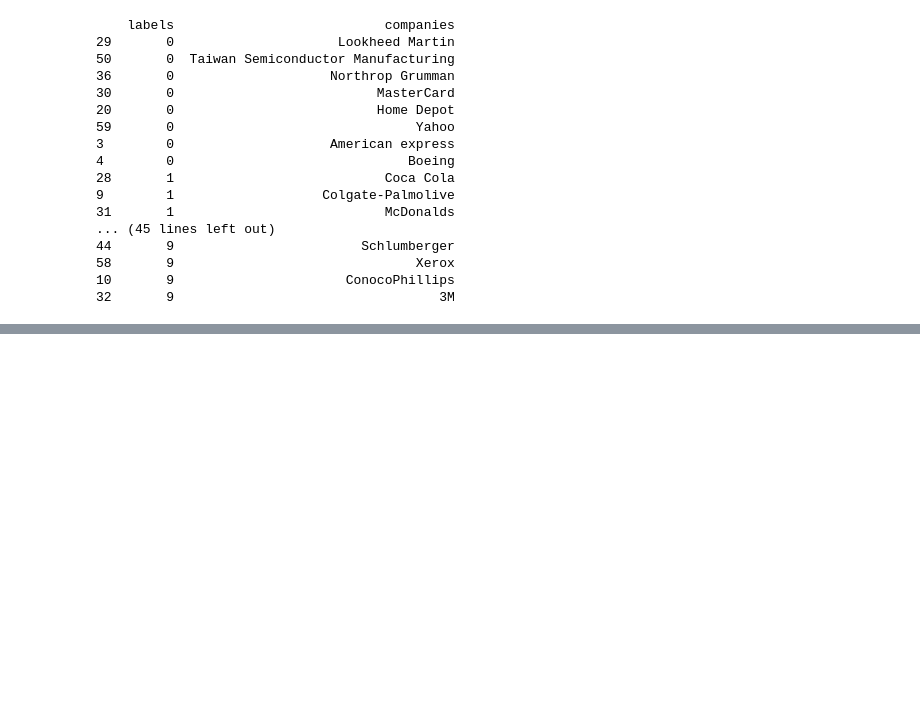
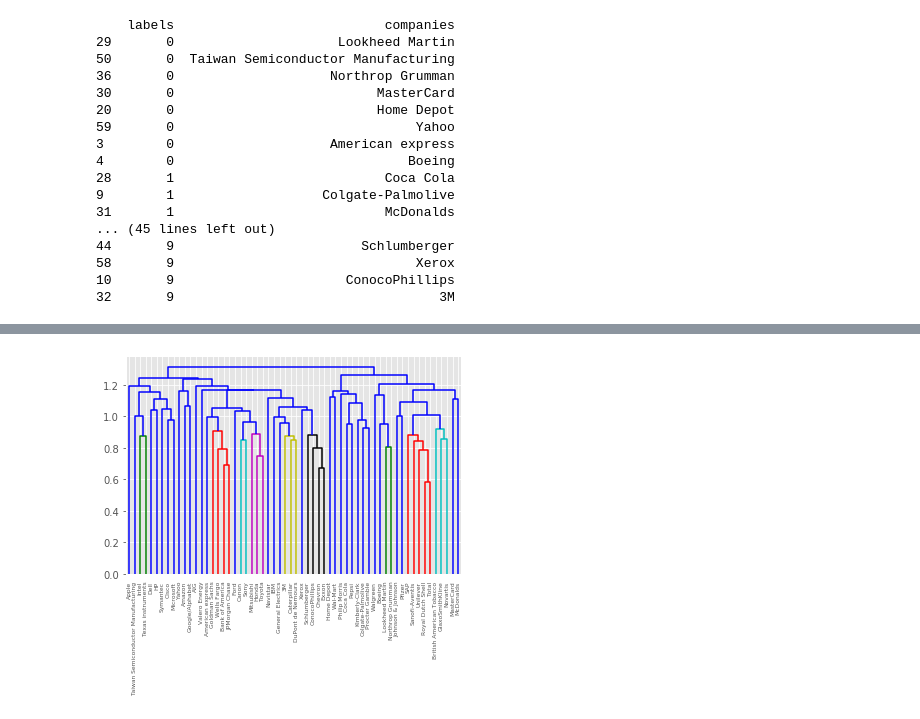
Before and after one commit to etherion-1337/Machine_Learning_basics, a Jupyter notebook: python_scikit_learn.ipynb, the cells around one changed output, grey strips where cells are left out. Saved outputs shown, nothing was run; the diff lists cells and outputs as text; code cells hidden in the pictures; blank space fills up the shorter version.

```diff
--- a/python_scikit_learn.ipynb
+++ b/python_scikit_learn.ipynb
@@ -2383,0 +2414,18 @@ print(df.sort_values("labels"))
+# %%
+# another example on stock
+#  SciPy hierarchical clustering doesn't fit into a sklearn pipeline,
+# so you'll need to use the normalize() function from sklearn.preprocessing instead of Normalizer
+# Import normalize
+from sklearn.preprocessing import normalize
+
+# Normalize the movements: normalized_movements
+normalized_movements = normalize(stock_value_array)
+
+# Calculate the linkage: mergings
+mergings = linkage(normalized_movements,method="complete")
+
+# Plot the dendrogram
+dendrogram(mergings, labels = stock_company_list, leaf_rotation = 90, leaf_font_size=6)
+plt.show()
+# %% [output]
+[figure, added]
```
Also changed, not shown: parts of 5 cells of this notebook.
